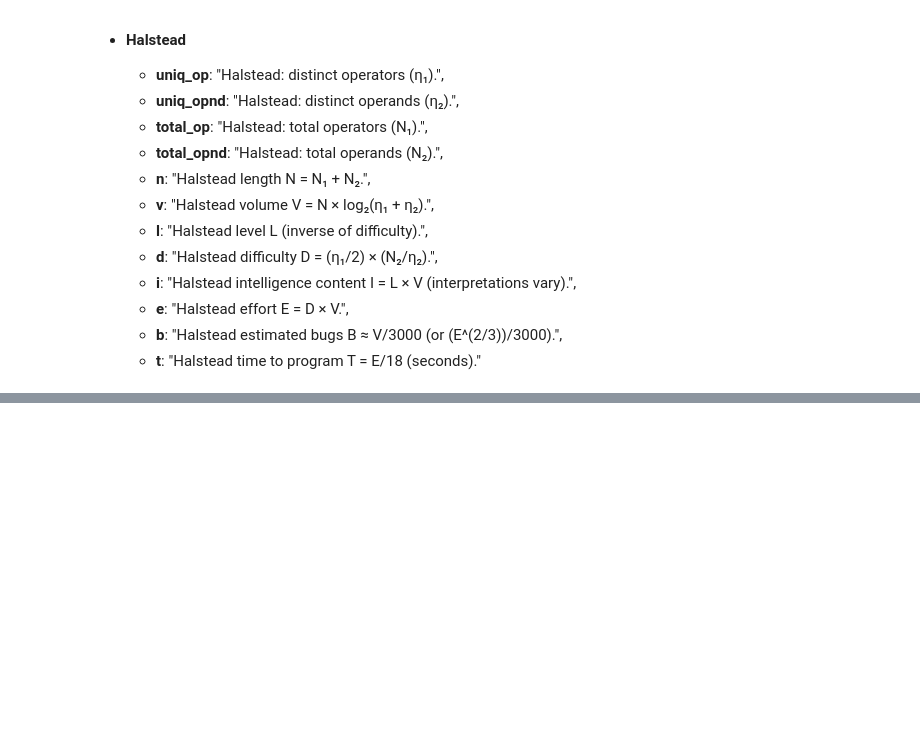
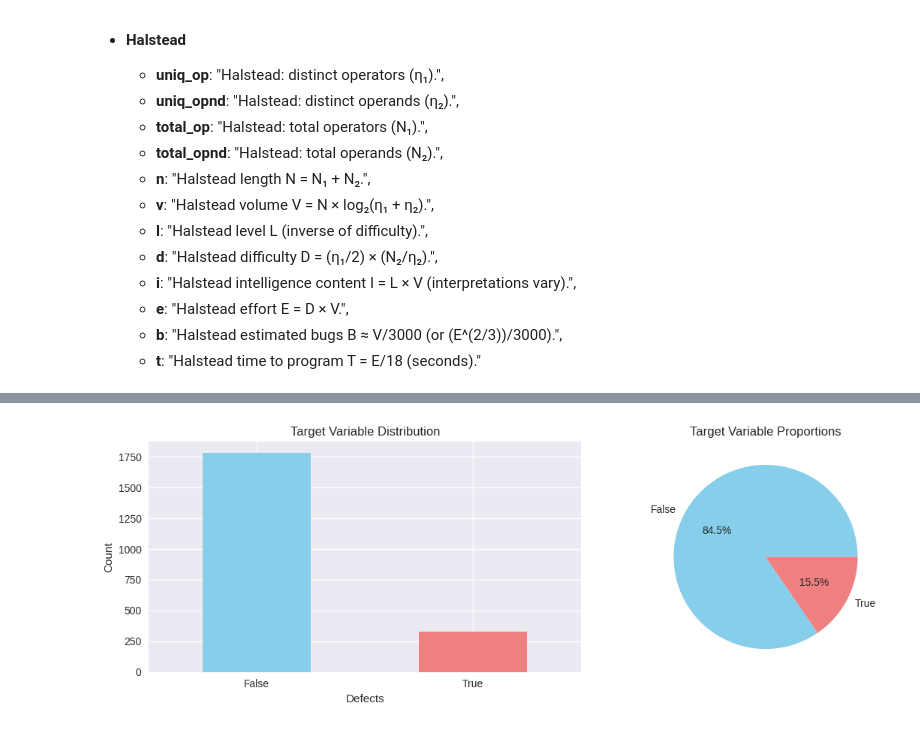
Before and after one commit to fpinell/mlsa, a Jupyter notebook: AA20252026/exercises/exercise_1_supervised_learning.ipynb, the cells around one changed output, grey strips where cells are left out. Saved outputs shown, nothing was run; the diff lists cells and outputs as text; code cells hidden in the pictures; blank space fills up the shorter version.

```diff
--- a/AA20252026/exercises/exercise_1_supervised_learning.ipynb
+++ b/AA20252026/exercises/exercise_1_supervised_learning.ipynb
@@ -50,4 +52,26 @@ October, 9 2025
     - **e**: "Halstead effort E = D × V.",
     - **b**: "Halstead estimated bugs B ≈ V/3000 (or (E^(2/3))/3000).",
     - **t**: "Halstead time to program T = E/18 (seconds)."
+# %%
+# Import necessary libraries
+import pandas as pd
+import numpy as np
+import matplotlib.pyplot as plt
+import seaborn as sns
+from sklearn.model_selection import train_test_split, GridSearchCV, cross_val_score
+from sklearn.preprocessing import OrdinalEncoder, OneHotEncoder, MinMaxScaler, StandardScaler
+from sklearn.impute import SimpleImputer
+from sklearn.compose import ColumnTransformer
+from sklearn.pipeline import Pipeline
+from sklearn.linear_model import LogisticRegression
+from sklearn.ensemble import RandomForestClassifier
+from sklearn.metrics import roc_auc_score, classification_report, confusion_matrix, roc_curve
+from sklearn.base import BaseEstimator, ClassifierMixin
+import xgboost as xgb
+import warnings
+warnings.filterwarnings('ignore')
+
+# Set style for better plots
+plt.style.use('seaborn-v0_8')
+sns.set_palette("husl")
 # %%
@@ -67,0 +137,21 @@ dtype: int64
+# %%
+# Target variable visualization
+plt.figure(figsize=(12, 4))
+
+plt.subplot(1, 2, 1)
+df['defects'].value_counts().plot(kind='bar', color=['skyblue', 'lightcoral'])
+plt.title('Target Variable Distribution')
+plt.xlabel('Defects')
+plt.ylabel('Count')
+plt.xticks(rotation=0)
+
+plt.subplot(1, 2, 2)
+df['defects'].value_counts(normalize=True).plot(kind='pie', autopct='%1.1f%%',
+                                               colors=['skyblue', 'lightcoral'])
+plt.title('Target Variable Proportions')
+plt.ylabel('')
+
+plt.tight_layout()
+plt.show()
+# %% [output]
+[figure, added]
```
Also changed, not shown: parts of 30 cells of this notebook.
